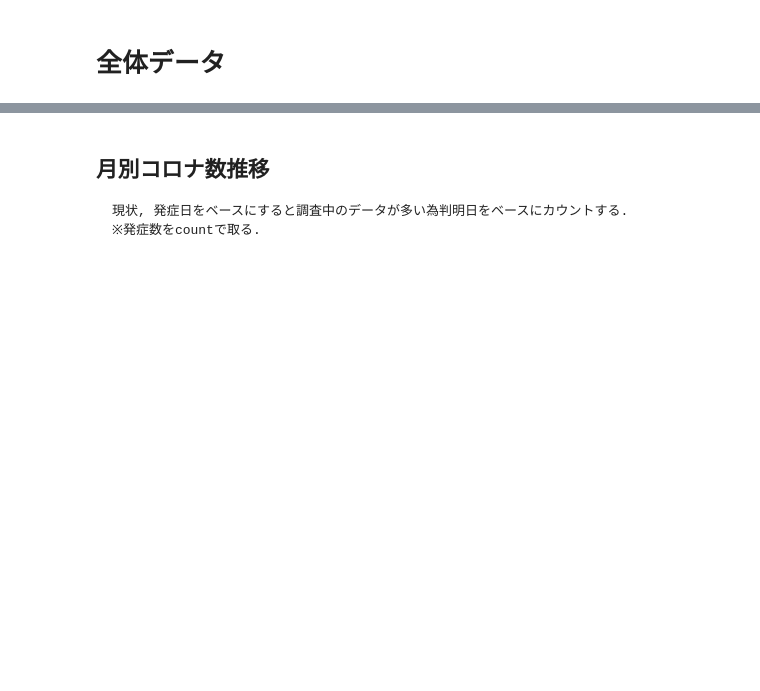
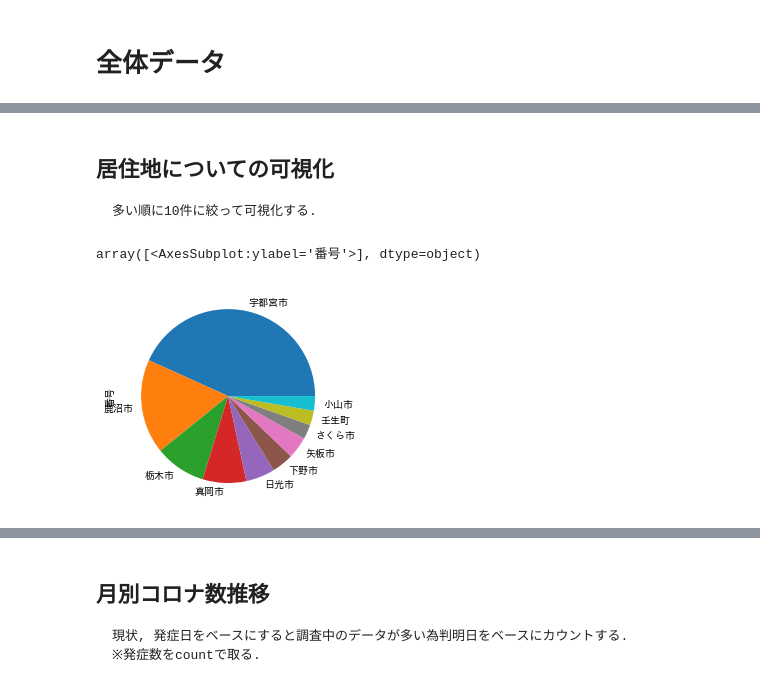
Before and after one commit to S-mishina/corona-bunseki, a Jupyter notebook: COVID.ipynb, the cells around one changed output, grey strips where cells are left out. Drawn from its saved outputs; the diff is of its cells as text; code cells hidden in the pictures; blank space fills up the shorter version.

```diff
--- a/COVID.ipynb
+++ b/COVID.ipynb
@@ -70,0 +71,4 @@ corona
+# %%
+corona_s=corona[corona['判明日']==corona['判明日'][0]]
+print(str(corona['判明日'][0])+'のデータの件数')
+print(str(len(corona_s))+'件')
@@ -70,0 +94,11 @@ corona
+# %% [markdown]
+<h2>居住地についての可視化</h2>
+<pre>
+多い順に10件に絞って可視化する.
+</pre>
+# %%
+corona_place=corona_s.groupby('居住地').count().sort_values('番号',ascending=False)['番号'][0:10]
+corona_place.plot.pie(subplots=True)
+# %% [output]
+array([<AxesSubplot:ylabel='番号'>], dtype=object)
+[figure, added]
```
Also changed, not shown: parts of 24 cells of this notebook.
